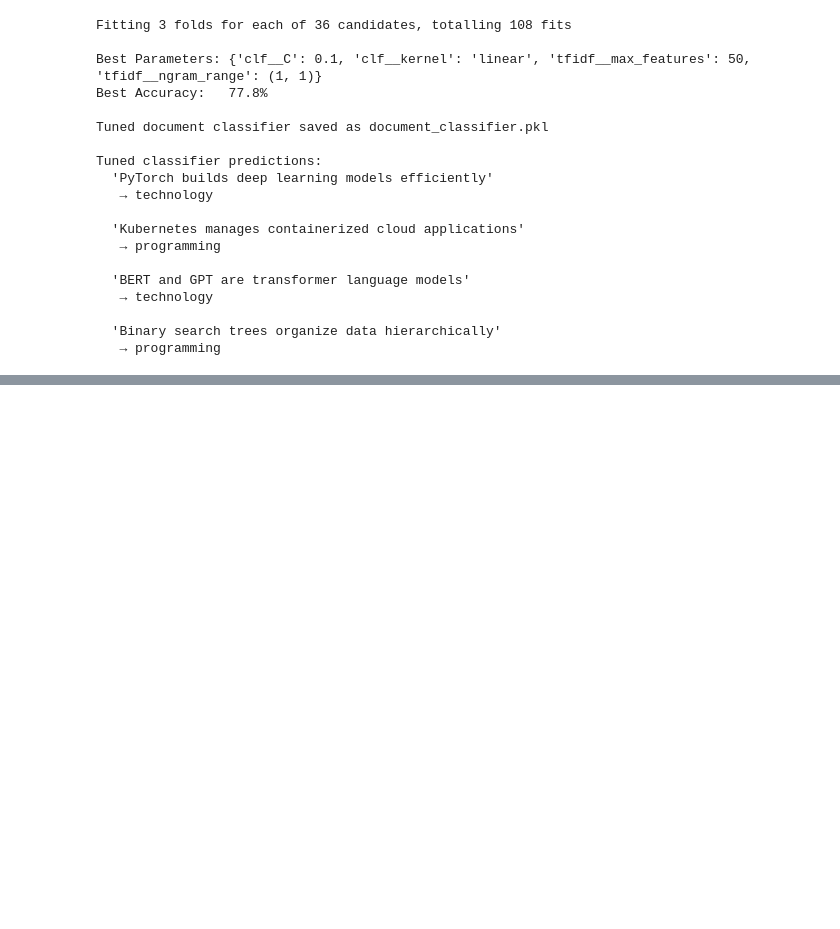
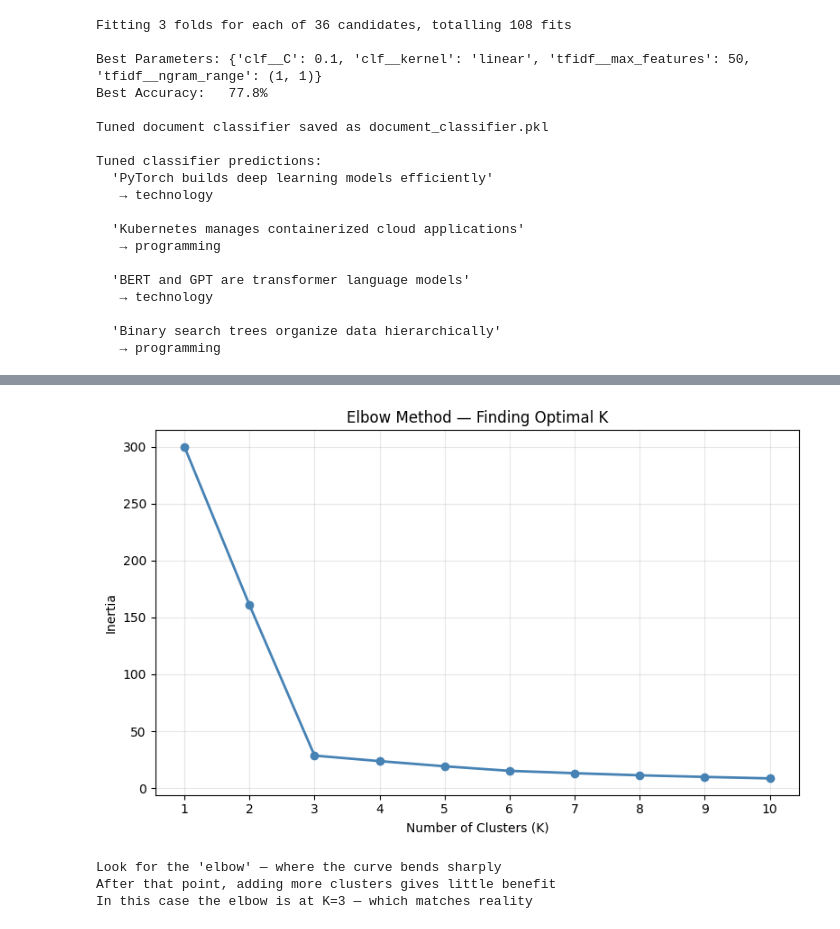
Before and after one commit to vartikabhawsar/ai-document-assistant, a Jupyter notebook: week2.ipynb, the cells around one changed output, grey strips where cells are left out. Saved outputs shown, nothing was run; the diff lists cells and outputs as text; code cells hidden in the pictures; blank space fills up the shorter version.

```diff
--- a/week2.ipynb
+++ b/week2.ipynb
@@ -1389,0 +1515,35 @@ Tuned classifier predictions:
+# %%
+# How do you know how many clusters to use?
+# The Elbow Method helps you decide
+
+# Inertia = sum of squared distances from each point to its centroid
+# Lower inertia = tighter, better clusters
+# But inertia always decreases as K increases
+# The "elbow" in the curve is the sweet spot
+
+inertias = []
+k_range = range(1, 11)
+
+for k in k_range:
+    km = KMeans(n_clusters=k, random_state=42, n_init=10)
+    km.fit(data_scaled)
+    inertias.append(km.inertia_)
+
+plt.figure(figsize=(8, 5))
+plt.plot(k_range, inertias, marker="o", color="steelblue", linewidth=2)
+plt.title("Elbow Method — Finding Optimal K")
+plt.xlabel("Number of Clusters (K)")
+plt.ylabel("Inertia")
+plt.grid(True, alpha=0.3)
+plt.xticks(k_range)
+plt.tight_layout()
+plt.show()
+
+print("Look for the 'elbow' — where the curve bends sharply")
+print("After that point, adding more clusters gives little benefit")
+print("In this case the elbow is at K=3 — which matches reality")
+# %% [output]
+[figure, added]
+Look for the 'elbow' — where the curve bends sharply
+After that point, adding more clusters gives little benefit
+In this case the elbow is at K=3 — which matches reality
```
Also changed, not shown: parts of 5 cells of this notebook.
